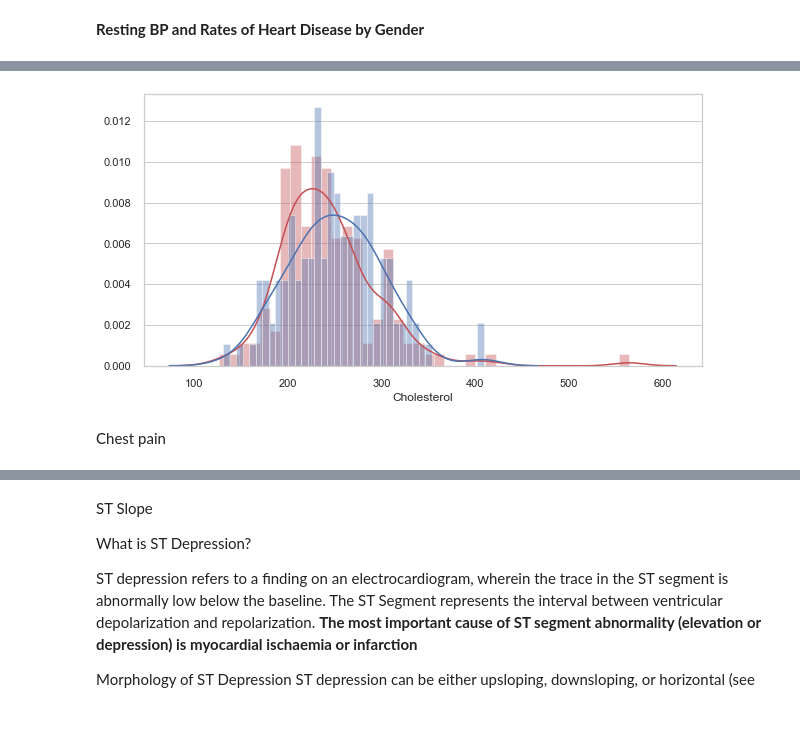
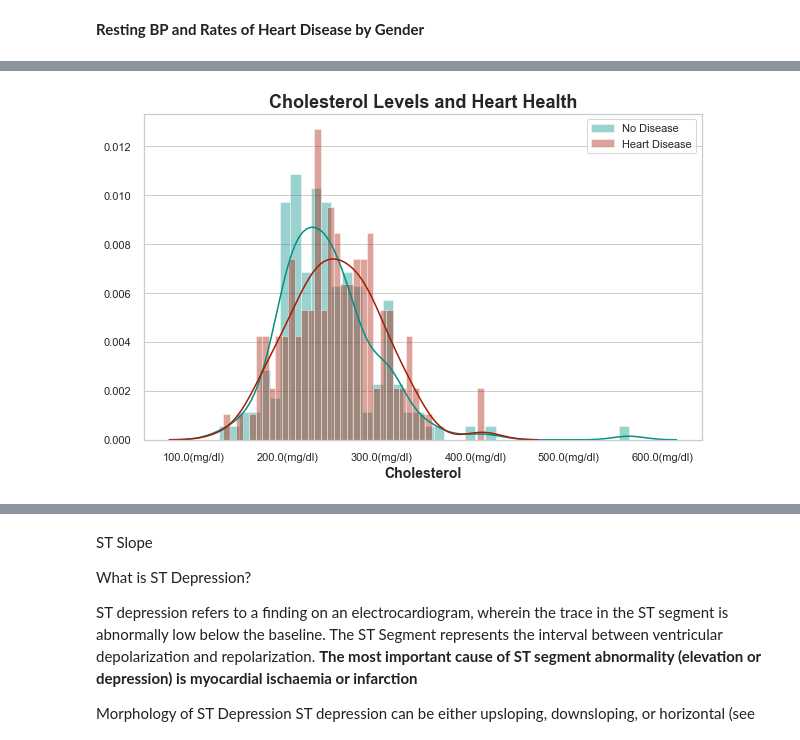
Before and after one commit to KishenSharma6/HeartDisease-Classification, a Jupyter notebook: Heart Disease - Classification.ipynb, the cells around one changed output, grey strips where cells are left out. Drawn from its saved outputs; the diff is of its cells as text; code cells hidden in the pictures.

```diff
--- a/Heart Disease - Classification.ipynb
+++ b/Heart Disease - Classification.ipynb
@@ -109,7 +109,7 @@ Update column headers with more informative names
 #New column names
 names= ['Age', 'Sex', 'Chest_Pain', 'Rest_BP', 'Cholesterol', 'FBS_Over_120mg/dl',
         'Rest_EKG', 'Max_HR', 'Exercise_Induced_Angina','ST_Depression',
-        'ST_Slope', 'Num_Major_Vessels', 'Thalassemia', 'Target']
+        'ST_Slope', 'Num_Major_Vessels', 'Thallium', 'Target']
 
 #Assign names to df
 df.columns = names
@@ -138,9 +138,12 @@ df.loc[df['ST_Slope'] == 2, 'ST_Slope'] = 'Upsloping'
 
 
 #Update Thalassemia
-df.loc[df['Thalassemia'] == 1, 'Thalassemia'] = 'Fixed defect'
-df.loc[df['Thalassemia'] == 2, 'Thalassemia'] = 'Normal'
-df.loc[df['Thalassemia'] == 3, 'Thalassemia'] = 'Reversable defect'
+df.loc[df['Thallium '] == 1, 'Thallium'] = 'Fixed defect'
+df.loc[df['Thallium '] == 2, 'Thallium'] = 'Normal'
+df.loc[df['Thallium '] == 3, 'Thallium'] = 'Reversable defect'
+
+#Update Sex
+df.Sex = df.Sex.apply(lambda x: 'Male' if x ==1 else 'Female')
 
 #Update Target
 df.Target = df.Target.apply(lambda x: 0 if x == 1 else 1)
@@ -230,19 +245,32 @@ split below by gender
 # %%
-#plot
-fig, ax = plt.subplots(figsize = (10,5))
+#Set figure size
+fig, ax = plt.subplots(figsize = (10,6))
 
-#healthy
-g = sns.distplot(df['Cholesterol'][df['Target'] == 0], bins = 40,
-                 color = 'r', ax=ax)
+#Plot histogram of cholesterol for healthy patients
+g = sns.distplot(df['Cholesterol'][df['Target'] == 0], bins = 40, label='No Disease',
+                 color = '#008F85', ax=ax)
 
-#diesease
-k=sns.distplot(df['Cholesterol'][df['Target'] == 1], bins=40,
-               color = 'b', ax=ax)
+#Plot histogram of cholesterol for sick patients
+k=sns.distplot(df['Cholesterol'][df['Target'] == 1], bins=40, label='Heart Disease',
+               color = '#A51A04', ax=ax)
 
+#Set X-axis label
+g.set_xlabel('Cholesterol', fontweight='bold', fontsize=14, )
+
+#Format x-ticks
+import matplotlib.ticker as ticker
+g.xaxis.set_major_formatter(ticker.FuncFormatter(lambda x, pos: '{}' + '(mg/dl)'))
+
+#xlabels = [format(x) + '(mg/dl)' for x in g.get_xticks()]
+g.set_xticklabels(xlabels)
+
+#Set Title
+g.set_title('Cholesterol Levels and Heart Health',fontweight='bold', fontsize=18)
 
 #Mute vertical grid lines
 ax.xaxis.grid()
+
+#Show Legend
+plt.legend(frameon=True, loc = 'best');
 # %% [output]
-[figure, old version]
+[figure, new version]
-# %% [markdown]
-Chest pain
```
Also changed, not shown: parts of 38 cells of this notebook.
